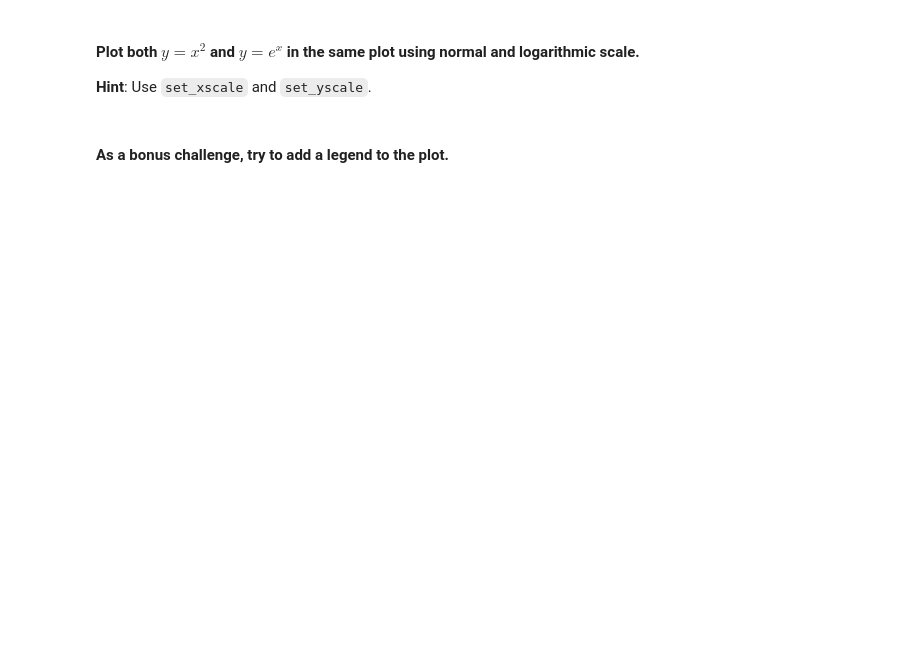
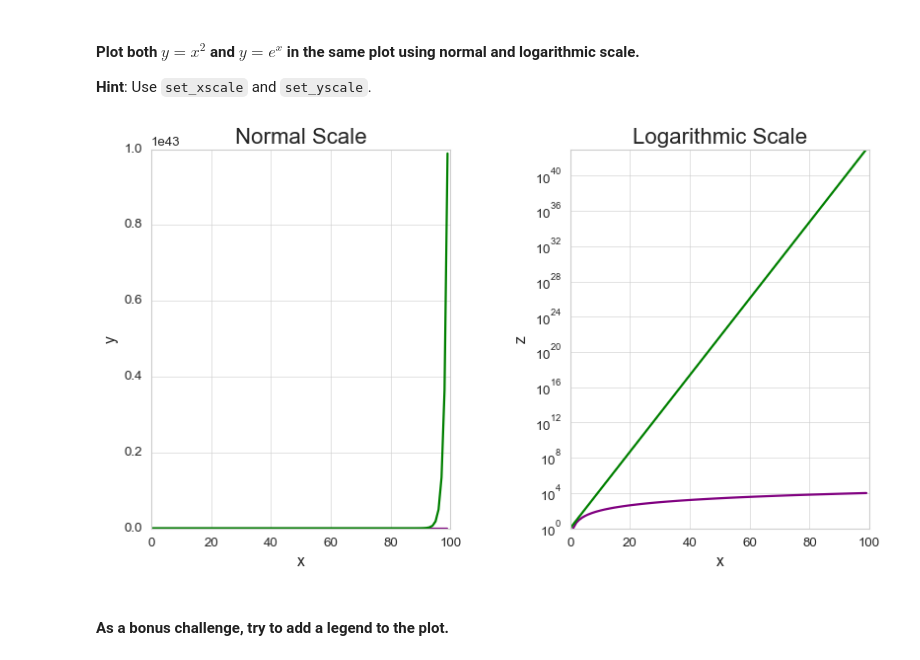
Before and after one commit to ta-datapt-bcn/lab-matplotlib-seaborn, a Jupyter notebook: your-code/main.ipynb, the cells around one changed output. Saved outputs shown, nothing was run; the diff lists cells and outputs as text; code cells hidden in the pictures; blank space fills up the shorter version.

```diff
--- a/your-code/main.ipynb
+++ b/your-code/main.ipynb
@@ -44,2 +132,26 @@ If you want, try to add a title to the plot or even axes labels. You can also pl
+# %%
+# your code here
+
+fig, [ax1, ax2] = plt.subplots(1, 2,figsize=(13,6))
+plt.subplots_adjust(left=0.2, bottom=None, right=None, top=None, wspace=0.4, hspace=0.2)
+
+# x2 and ex
+ax1.plot(x, x**2, color ='purple', linestyle='-', linewidth=2)
+ax1.plot(x , np.exp(x), color ='green', linestyle='-', linewidth=2)
+ax1.set_title("Normal Scale", fontsize=20, fontweight=300,ha='center')
+ax1.set_xlabel('x', fontsize=14, ha='center')
+ax1.set_ylabel('y', fontsize=14, ha='center')
+
+#x-z
+ax2.plot(x, x**2, color ='purple', linestyle='-', linewidth=2)
+ax2.plot(x , np.exp(x), color ='green', linestyle='-', linewidth=2)
+ax2.set_yscale("log")
+ax2.set_title("Logarithmic Scale", fontsize=20, fontweight=300,ha='center')
+ax2.set_xlabel('x', fontsize=14, ha='center')
+ax2.set_ylabel('z', fontsize=14, ha='center')
+
+plt.show()
+# %% [output]
+[figure, added]
 # %% [markdown]
 #### As a bonus challenge, try to add a legend to the plot.
```
Also changed, not shown: parts of 63 cells of this notebook, 7 other files.
